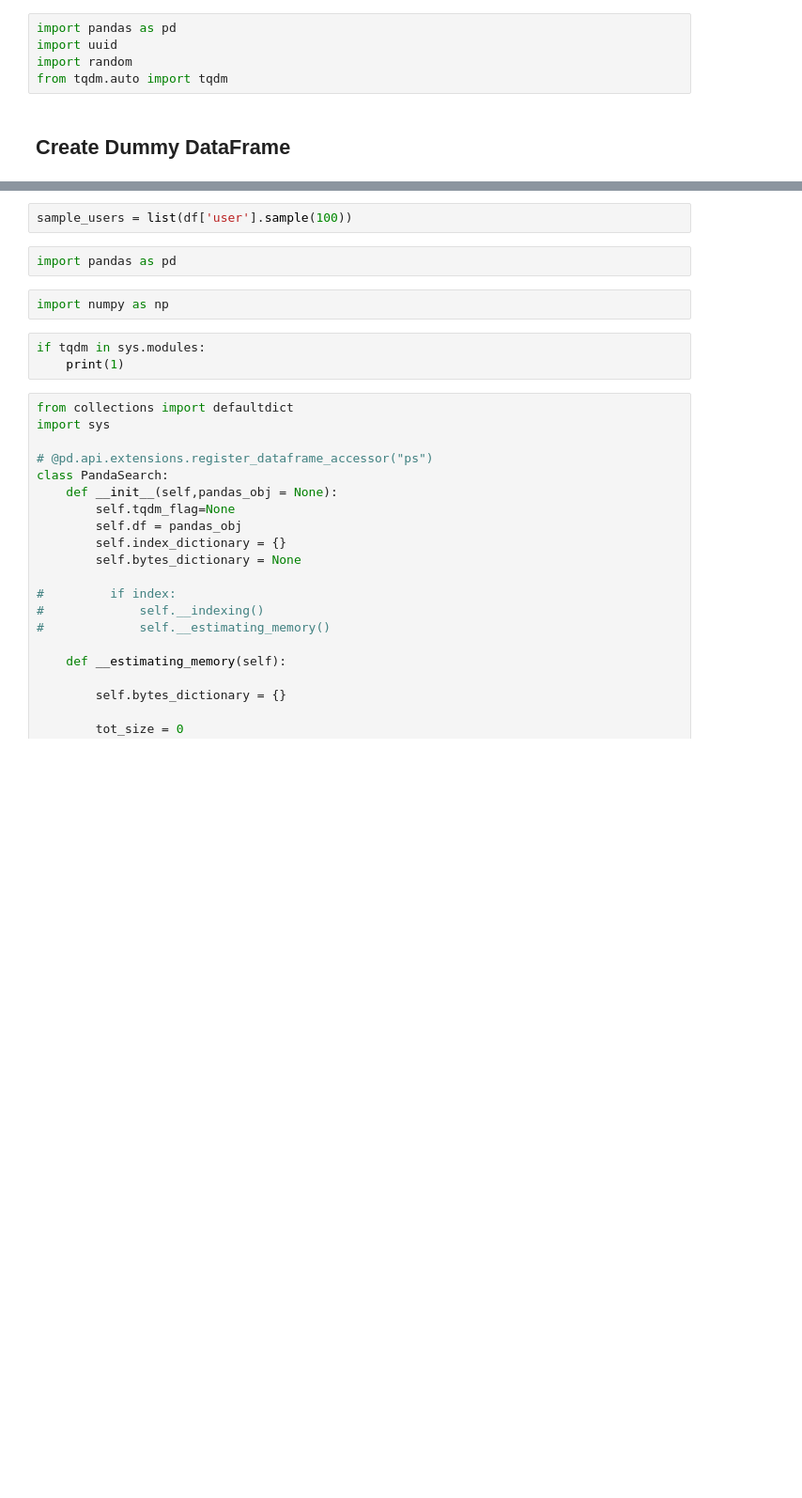
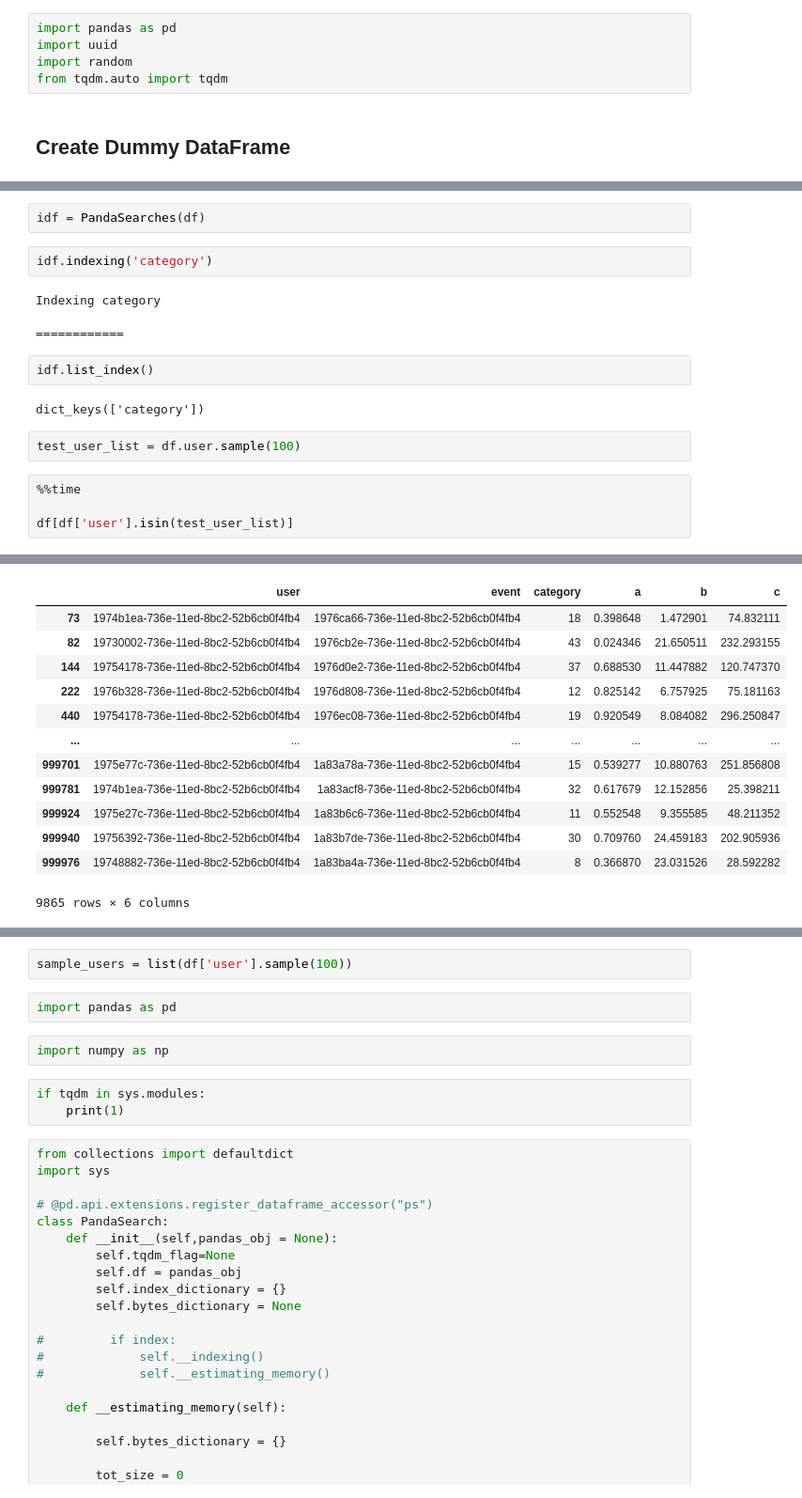
Before and after one commit to reallyrehan/panda_searches, a Jupyter notebook: Fast_DataFrame_Search.ipynb, the cells around one changed output, grey strips where cells are left out. Shown at 94% size. Saved outputs shown, nothing was run; the diff lists cells and outputs as text; blank space fills up the shorter version.

```diff
--- a/Fast_DataFrame_Search.ipynb
+++ b/Fast_DataFrame_Search.ipynb
@@ -39,0 +203,18 @@ df
+# %%
+idf = PandaSearches(df)
+# %%
+idf.indexing('category')
+# %% [output]
+Indexing category
+============
+# %%
+idf.list_index()
+# %% [output]
+dict_keys(['category'])
+# %%
+test_user_list = df.user.sample(100)
+# %%
+%%time
+
+df[df['user'].isin(test_user_list)]
+# %% [output]
@@ -39,0 +223,13 @@ df
+|  | user | event | category | a | b | c |
+| 73 | 1974b1ea-736e-11ed-8bc2-52b6cb0f4fb4 | 1976ca66-736e-11ed-8bc2-52b6cb0f4fb4 | 18 | 0.398648 | 1.472901 | 74.832111 |
+| 82 | 19730002-736e-11ed-8bc2-52b6cb0f4fb4 | 1976cb2e-736e-11ed-8bc2-52b6cb0f4fb4 | 43 | 0.024346 | 21.650511 | 232.293155 |
+| 144 | 19754178-736e-11ed-8bc2-52b6cb0f4fb4 | 1976d0e2-736e-11ed-8bc2-52b6cb0f4fb4 | 37 | 0.688530 | 11.447882 | 120.747370 |
+| 222 | 1976b328-736e-11ed-8bc2-52b6cb0f4fb4 | 1976d808-736e-11ed-8bc2-52b6cb0f4fb4 | 12 | 0.825142 | 6.757925 | 75.181163 |
+| 440 | 19754178-736e-11ed-8bc2-52b6cb0f4fb4 | 1976ec08-736e-11ed-8bc2-52b6cb0f4fb4 | 19 | 0.920549 | 8.084082 | 296.250847 |
+| ... | ... | ... | ... | ... | ... | ... |
+| 999701 | 1975e77c-736e-11ed-8bc2-52b6cb0f4fb4 | 1a83a78a-736e-11ed-8bc2-52b6cb0f4fb4 | 15 | 0.539277 | 10.880763 | 251.856808 |
+| 999781 | 1974b1ea-736e-11ed-8bc2-52b6cb0f4fb4 | 1a83acf8-736e-11ed-8bc2-52b6cb0f4fb4 | 32 | 0.617679 | 12.152856 | 25.398211 |
+| 999924 | 1975e27c-736e-11ed-8bc2-52b6cb0f4fb4 | 1a83b6c6-736e-11ed-8bc2-52b6cb0f4fb4 | 11 | 0.552548 | 9.355585 | 48.211352 |
+| 999940 | 19756392-736e-11ed-8bc2-52b6cb0f4fb4 | 1a83b7de-736e-11ed-8bc2-52b6cb0f4fb4 | 30 | 0.709760 | 24.459183 | 202.905936 |
+| 999976 | 19748882-736e-11ed-8bc2-52b6cb0f4fb4 | 1a83ba4a-736e-11ed-8bc2-52b6cb0f4fb4 | 8 | 0.366870 | 23.031526 | 28.592282 |
+9865 rows × 6 columns
```
Also changed, not shown: parts of 8 cells of this notebook, 3 other files.
